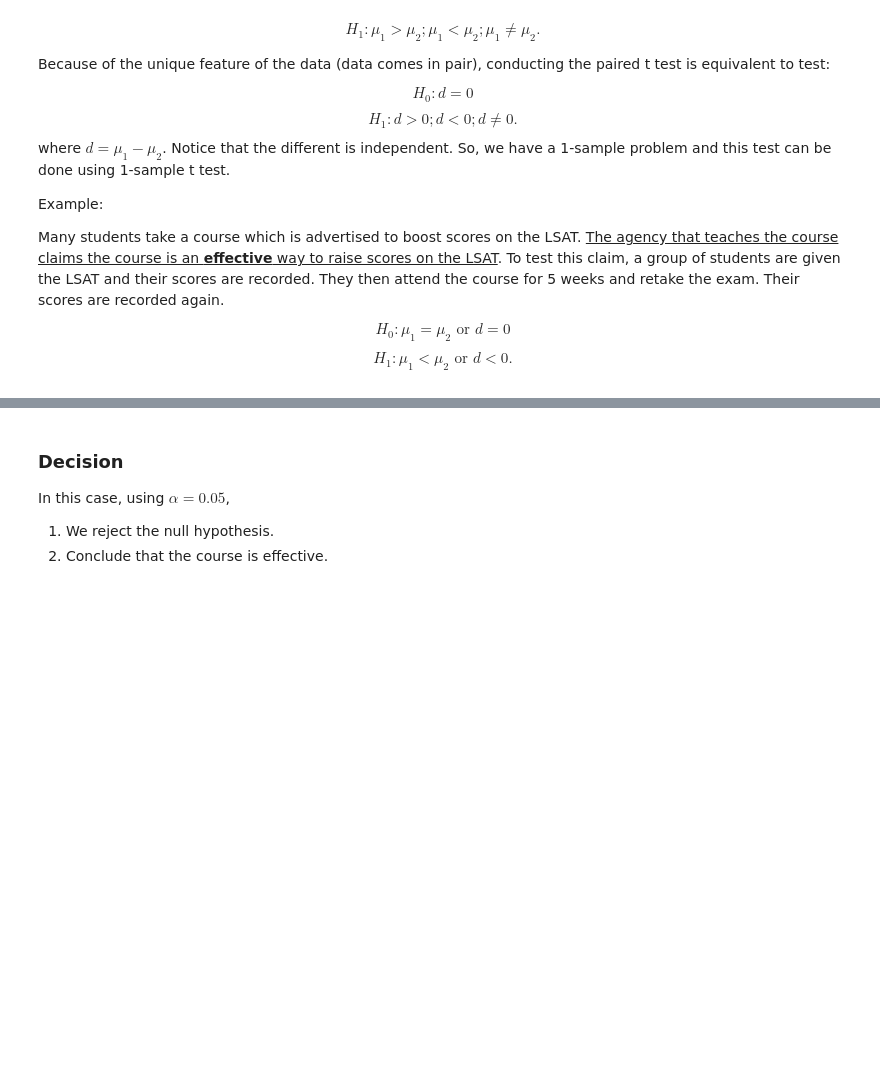
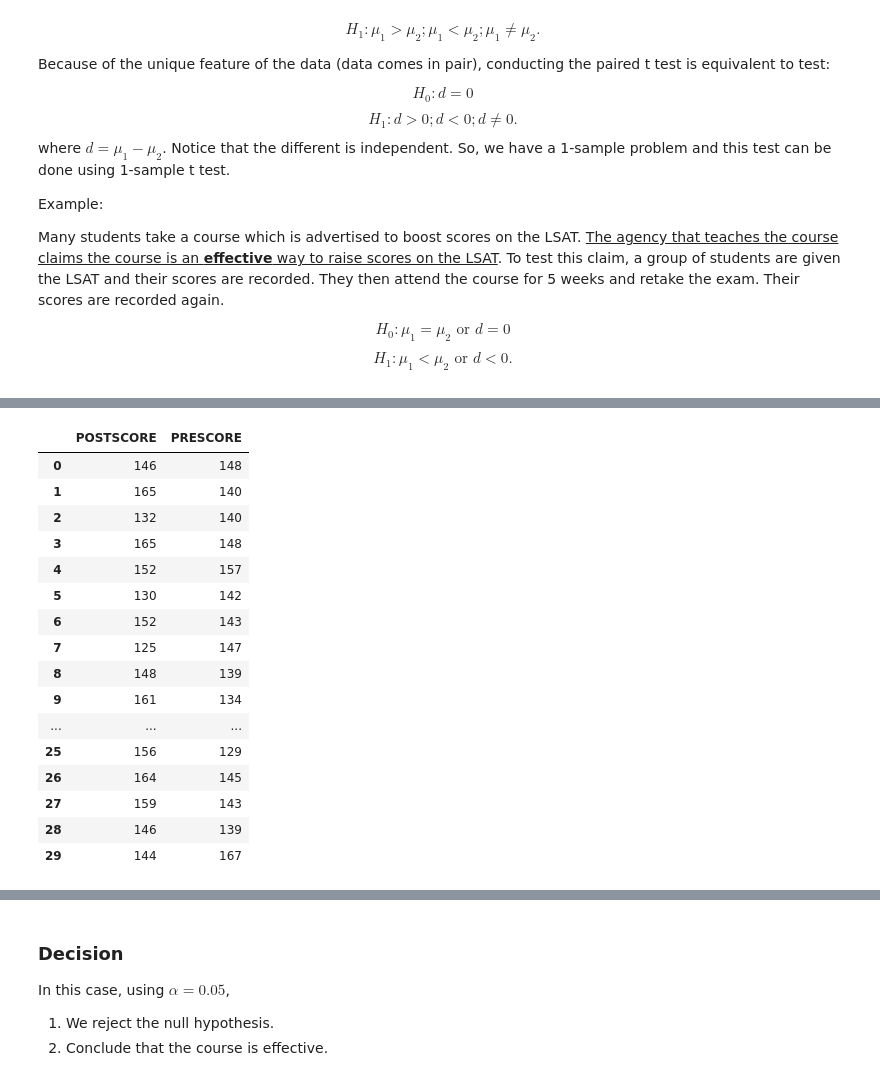
Before and after one commit to STAT2255/2024, a Jupyter notebook: notes/note12_HypothesisTesting.ipynb, the cells around one changed output, grey strips where cells are left out. Drawn from its saved outputs; the diff is of its cells as text; code cells hidden in the pictures; blank space fills up the shorter version.

```diff
--- a/notes/note12_HypothesisTesting.ipynb
+++ b/notes/note12_HypothesisTesting.ipynb
@@ -350,3 +461,23 @@ lsat.head()
+# %%
+lsat
+# %% [output]
+|  | POSTSCORE | PRESCORE |
+| 0 | 146 | 148 |
+| 1 | 165 | 140 |
+| 2 | 132 | 140 |
+| 3 | 165 | 148 |
+| 4 | 152 | 157 |
+| 5 | 130 | 142 |
+| 6 | 152 | 143 |
+| 7 | 125 | 147 |
+| 8 | 148 | 139 |
+| 9 | 161 | 134 |
+| ... | ... | ... |
+| 25 | 156 | 129 |
+| 26 | 164 | 145 |
+| 27 | 159 | 143 |
+| 28 | 146 | 139 |
+| 29 | 144 | 167 |
 # %%
 diff = lsat.PRESCORE - lsat.POSTSCORE
 diff
```
Also changed, not shown: parts of 21 cells of this notebook.
